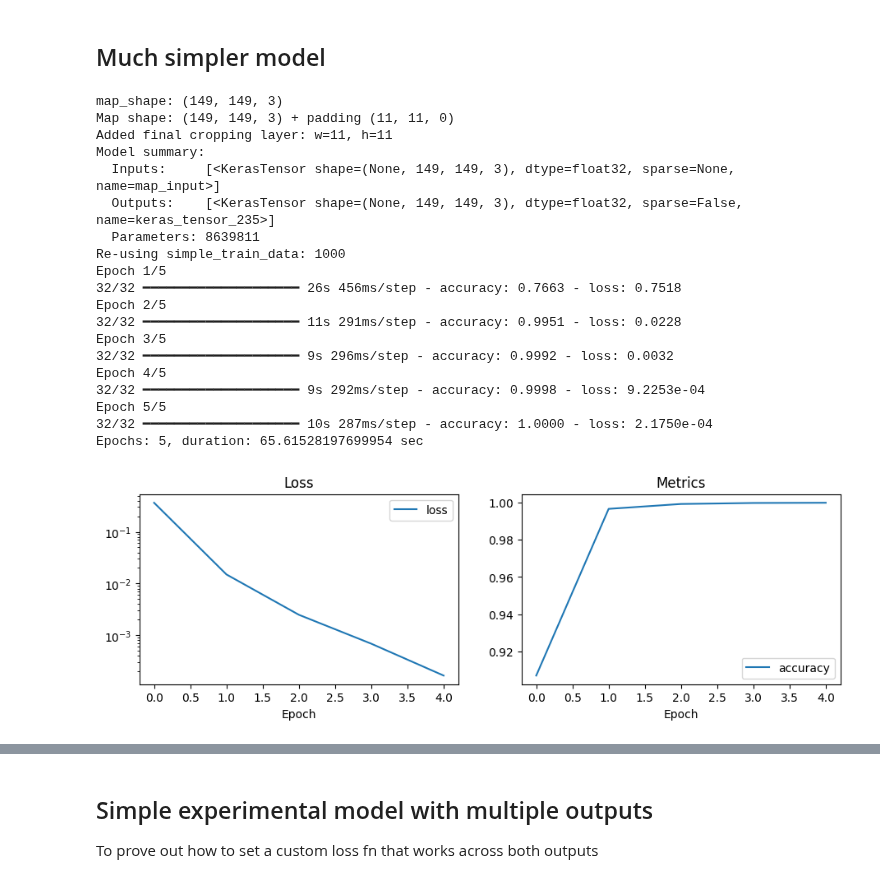
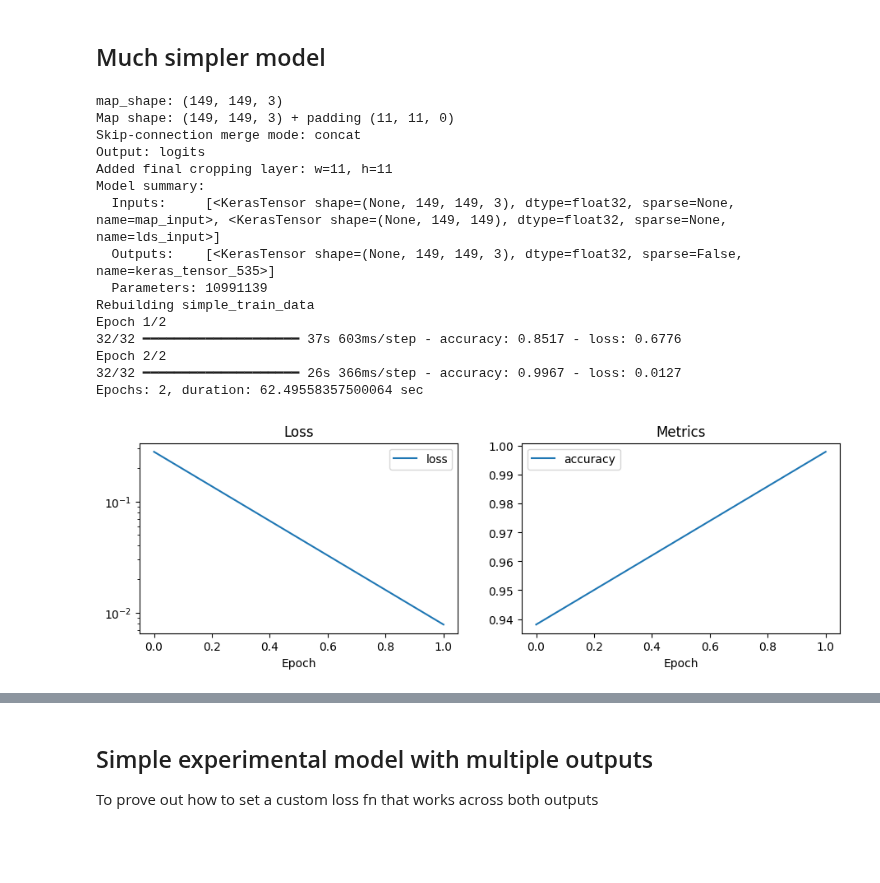
Before and after one commit to malcolmlett/robovac, a Jupyter notebook: Experiment_SLAM_1.ipynb, the cells around one changed output, grey strips where cells are left out. Cells and saved outputs as stored; diff of their text form; code cells hidden in the pictures; blank space fills up the shorter version.

```diff
--- a/Experiment_SLAM_1.ipynb
+++ b/Experiment_SLAM_1.ipynb
@@ -1018,26 +1018,45 @@ def simple_model(map_shape, conv_filters, adlo_units, **kwargs):
     # Prepare map input
     # (pad so it's a multiple of our down/up-scaling blocks)
     map_input = Input(shape=map_shape, name='map_input')
-    pad_h = 16 - map_shape[0] % 16
-    pad_w = 16 - map_shape[1] % 16
-    padded_input = ZeroPadding2D(padding=((pad_h//2, pad_h-pad_h//2), (pad_w//2, pad_w-pad_w//2)))(map_input)
+    map_down, pad_w, pad_h = slam.pad_block(map_input, map_shape)
     n_classes = map_shape[2]
     print(f"Map shape: {map_shape} + padding ({pad_h}, {pad_w}, 0)")
 
-    cblock1 = unet.unet_conv_block(padded_input, conv_filters)
-    cblock2 = unet.unet_conv_block(cblock1[0], conv_filters*2)
-    cblock3 = unet.unet_conv_block(cblock2[0], conv_filters*4)
-    cblock4 = unet.unet_conv_block(cblock3[0], conv_filters*8, dropout_prob=0.3)
+    # Prepare LDS input
+    # (convert from (B,H,W) to (B,H,W,1) to make later work easier)
+    # (pad so it's a multiple of our down/up-scaling blocks)
+    lds_shape = (map_shape[0], map_shape[1], 1)
+    lds_input = Input(shape=(map_shape[0], map_shape[1]), name='lds_input')  # raw input omits channels axis
+    lds_down = tf.keras.layers.Reshape(target_shape=lds_shape)(lds_input)
+    lds_down, _, _ = slam.pad_block(lds_down, lds_shape)
+
+    print(f"Skip-connection merge mode: {merge_mode}")
+    print("Output: " + ("logits" if output_logits else "scaled"))
+
+    # Map downsampling input arm
+    # (each block here returns two outputs (downsampled, convolved-only),
+    #  the latter is used for skip-connections)
+    map_down, map_skip1 = slam.slam_down_block(map_down, conv_filters)
+    map_down, map_skip2 = slam.slam_down_block(map_down, conv_filters * 2)
+    map_down, map_skip3 = slam.slam_down_block(map_down, conv_filters * 4)
+    map_down, map_skip4 = slam.slam_down_block(map_down, conv_filters * 8, dropout_prob=0.3)
+
+    # LDS downsampling input arm
+    lds_down, lds_skip1 = slam.slam_down_block(lds_down, conv_filters)
+    lds_down, lds_skip2 = slam.slam_down_block(lds_down, conv_filters * 2)
+    lds_down, lds_skip3 = slam.slam_down_block(lds_down, conv_filters * 4)
+    lds_down, lds_skip4 = slam.slam_down_block(lds_down, conv_filters * 8, dropout_prob=0.3)
 
     # Bottom layer (no scale changes)
-    bottom = unet.unet_conv_block(cblock4[0], conv_filters*16, dropout_prob=0.3, max_pooling=False)
+    bottom = Concatenate(axis=3)([map_down, lds_down])
+    bottom, _ = slam.slam_down_block(bottom, conv_filters * 16, dropout_prob=0.3, max_pooling=False)
 
     # Expanding Path (decoding)
     # (feed in skip-connections
-    ublock6 = unet.unet_upsampling_block(bottom[0], cblock4[1], conv_filters*8, merge_mode=merge_mode)
-    ublock7 = unet.unet_upsampling_block(ublock6, cblock3[1], conv_filters*4, merge_mode=merge_mode)
-    ublock8 = unet.unet_upsampling_block(ublock7, cblock2[1], conv_filters*2, merge_mode=merge_mode)
-    ublock9 = unet.unet_upsampling_block(ublock8, cblock1[1], conv_filters, merge_mode=merge_mode)
+    ublock6 = unet.unet_upsampling_block(bottom, map_skip4, conv_filters*8, merge_mode=merge_mode)
+    ublock7 = unet.unet_upsampling_block(ublock6, map_skip3, conv_filters*4, merge_mode=merge_mode)
+    ublock8 = unet.unet_upsampling_block(ublock7, map_skip2, conv_filters*2, merge_mode=merge_mode)
+    ublock9 = unet.unet_upsampling_block(ublock8, map_skip1, conv_filters, merge_mode=merge_mode)
 
     #ublock9 = padded_input
 
@@ -1057,17 +1076,20 @@ def simple_model(map_shape, conv_filters, adlo_units, **kwargs):
     map_out = Cropping2D(cropping=((pad_h//2, pad_h-pad_h//2), (pad_w//2, pad_w-pad_w//2)),
                           name='map_output')(conv11)
 
-    model = tf.keras.Model(inputs=map_input, outputs=map_out)
+    model = tf.keras.Model(inputs=[map_input, lds_input], outputs=map_out)
     return model
 
 def build_simple_dataset(full_dataset):
   input_maps = []
+  lds_maps = []
   ground_truth_maps = []
   for (map_window, lds_map), (ground_truth_map, adlo) in full_dataset:
     input_maps.append(map_window)
+    lds_maps.append(lds_map)
     ground_truth_maps.append(ground_truth_map)
   return tf.data.Dataset.from_tensor_slices((
-      np.array(input_maps), np.array(ground_truth_maps)
+      (np.array(input_maps), np.array(lds_maps)),
+      np.array(ground_truth_maps)
   ))
 
 
@@ -1086,47 +1108,43 @@ model.compile(optimizer=tf.keras.optimizers.Adam(learning_rate=0.001),
               metrics=['accuracy']
               )
 print("Model summary:")
 print(f"  Inputs:     {model.inputs}")
 print(f"  Outputs:    {model.outputs}")
 print(f"  Parameters: {model.count_params()}")
 
-epochs = 5
+epochs = 2
 batch_size = 32
 try:
   #raise NameError("")
   if simple_train_data is None:
     raise NameError("")
   print(f"Re-using simple_train_data: {len(simple_train_data)}")
 except NameError:
   print(f"Rebuilding simple_train_data")
   simple_train_data = build_simple_dataset(train_data)
 #model_train_data = simple_train_data.shuffle(buffer_size=len(simple_train_data)).batch(batch_size)
 model_train_data = simple_train_data.batch(batch_size)
 
 start = timer()
 model_history = model.fit(model_train_data, epochs=epochs)
 duration = (timer() - start)
 print(f"Epochs: {epochs}, duration: {duration} sec")
 display_history(model_history)
 simple_show_predictions(model, simple_train_data, 4)
 # %% [output]
 map_shape: (149, 149, 3)
 Map shape: (149, 149, 3) + padding (11, 11, 0)
+Skip-connection merge mode: concat
+Output: logits
 Added final cropping layer: w=11, h=11
 Model summary:
-  Inputs:     [<KerasTensor shape=(None, 149, 149, 3), dtype=float32, sparse=None, name=map_input>]
-  Outputs:    [<KerasTensor shape=(None, 149, 149, 3), dtype=float32, sparse=False, name=keras_tensor_235>]
-  Parameters: 8639811
-Re-using simple_train_data: 1000
-Epoch 1/5
-32/32 ━━━━━━━━━━━━━━━━━━━━ 26s 456ms/step - accuracy: 0.7663 - loss: 0.7518
-Epoch 2/5
-32/32 ━━━━━━━━━━━━━━━━━━━━ 11s 291ms/step - accuracy: 0.9951 - loss: 0.0228
-Epoch 3/5
-32/32 ━━━━━━━━━━━━━━━━━━━━ 9s 296ms/step - accuracy: 0.9992 - loss: 0.0032
-Epoch 4/5
-32/32 ━━━━━━━━━━━━━━━━━━━━ 9s 292ms/step - accuracy: 0.9998 - loss: 9.2253e-04
-Epoch 5/5
-32/32 ━━━━━━━━━━━━━━━━━━━━ 10s 287ms/step - accuracy: 1.0000 - loss: 2.1750e-04
-Epochs: 5, duration: 65.61528197699954 sec
+  Inputs:     [<KerasTensor shape=(None, 149, 149, 3), dtype=float32, sparse=None, name=map_input>, <KerasTensor shape=(None, 149, 149), dtype=float32, sparse=None, name=lds_input>]
+  Outputs:    [<KerasTensor shape=(None, 149, 149, 3), dtype=float32, sparse=False, name=keras_tensor_535>]
+  Parameters: 10991139
+Rebuilding simple_train_data
+Epoch 1/2
+32/32 ━━━━━━━━━━━━━━━━━━━━ 37s 603ms/step - accuracy: 0.8517 - loss: 0.6776
+Epoch 2/2
+32/32 ━━━━━━━━━━━━━━━━━━━━ 26s 366ms/step - accuracy: 0.9967 - loss: 0.0127
+Epochs: 2, duration: 62.49558357500064 sec
-[figure, old version]
+[figure, new version]
```
Also changed, not shown: parts of 3 cells of this notebook.
